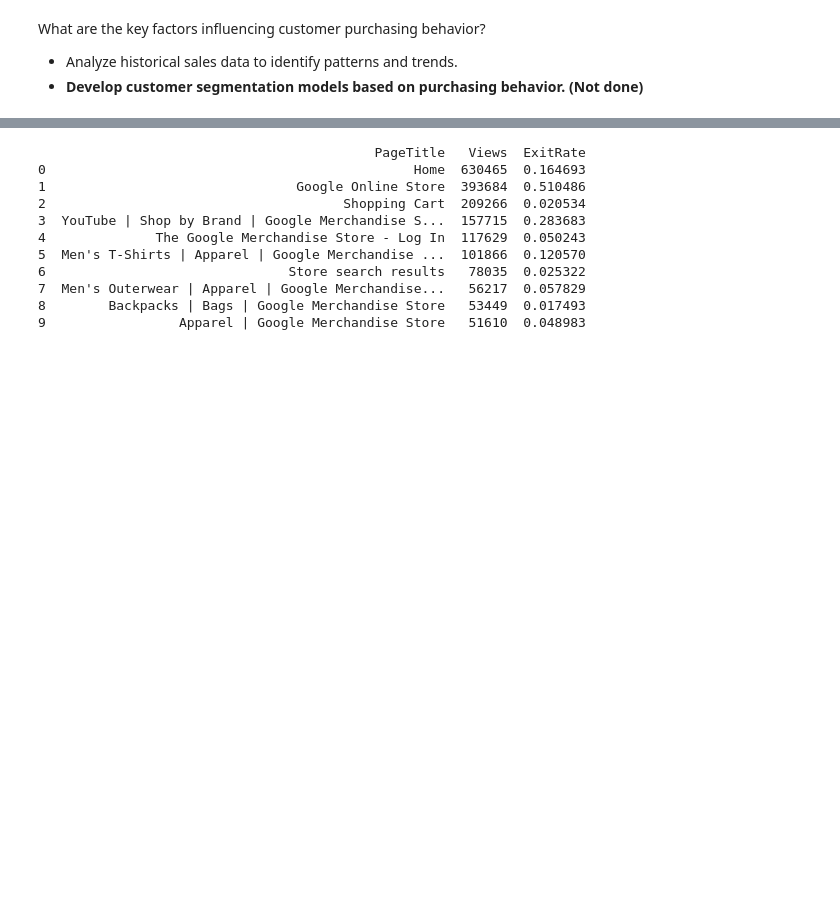
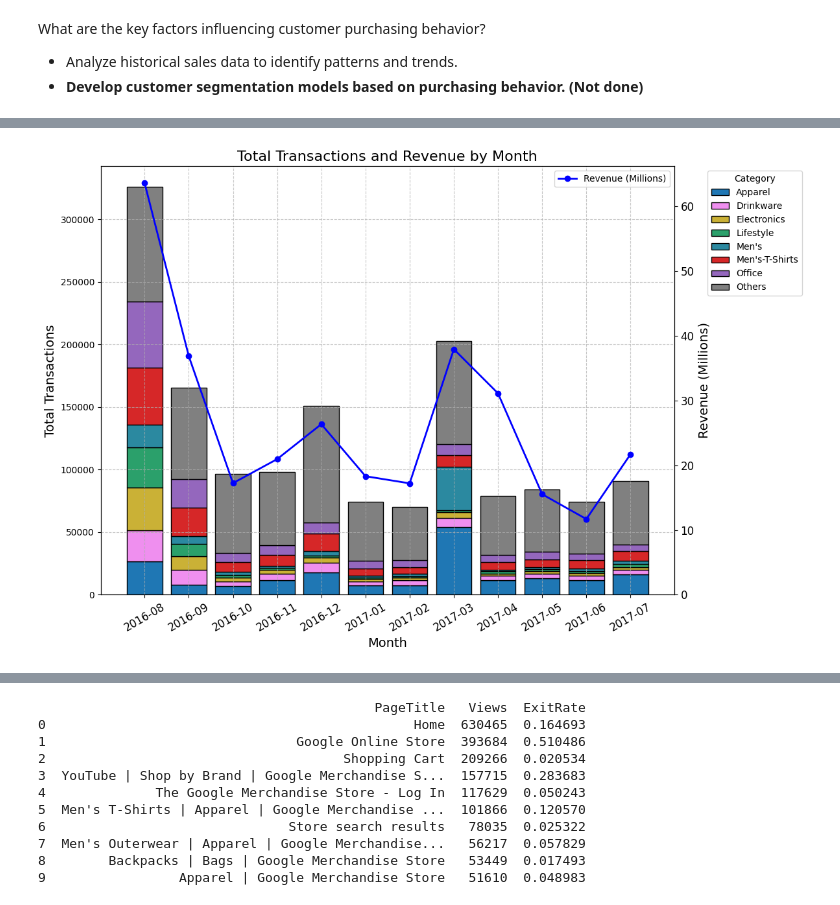
Before and after one commit to woobrandon/DSA3101-Potato-Wedges, a Jupyter notebook: GoogleAnalyticsAnalysis.ipynb, the cells around one changed output, grey strips where cells are left out. Drawn from its saved outputs; the diff is of its cells as text; code cells hidden in the pictures; blank space fills up the shorter version.

Commit message:
Added: Graphs and Analysis for Q1, 2 & 3

```diff
--- a/GoogleAnalyticsAnalysis.ipynb
+++ b/GoogleAnalyticsAnalysis.ipynb
@@ -16,0 +23,87 @@ What are the key factors influencing customer purchasing behavior?
+# %%
+query = """
+        SELECT FORMAT_DATE('%Y-%m', PARSE_DATE('%Y%m%d', _TABLE_SUFFIX)) AS MONTH, product.v2ProductCategory AS Category, SUM(totals.transactions) AS TotalTransactions, SUM(totals.totalTransactionRevenue) AS TotalRevenue
+        FROM `bigquery-public-data.google_analytics_sample.ga_sessions_*`, UNNEST(hits) AS hits, UNNEST(hits.product) AS product
+        GROUP BY MONTH, Category
+        HAVING TotalTransactions > 0
+        ORDER BY MONTH, Category
+        """
+
+rows = client.query(query)
+
+result_df = rows.to_dataframe()
+
+# Extract the sub category
+result_df['Category'] = result_df['Category'].apply(
+    lambda x: x.split("/")[-1] if x.split("/")[-1] != "" else x.split("/")[-2])
+
+# Remove unformatted categories
+result_df = result_df.query("Category not in ['(not set)', '${escCatTitle}']")
+
+# Since '2017-08' only contains 1 day of data
+result_df = result_df.query("MONTH < '2017-08'")
+
+# Extract the top 5 categories
+top_categories = result_df.groupby(
+    'Category')['TotalTransactions'].sum().nlargest(7).index
+
+# Create a new column for categories
+result_df['Category'] = result_df['Category'].apply(
+    lambda x: x if x in top_categories else 'Others'
+)
+
+# Pivot the DataFrame to wide format
+pivot_df = result_df.pivot_table(
+    index='MONTH', columns='Category', values=['TotalTransactions', 'TotalRevenue'], aggfunc='sum', fill_value=0)
+
+
+# Create the figure and axis
+fig, ax1 = plt.subplots(figsize=(12, 8))
+
+# Initialize the bottom parameter
+bottoms = [0] * len(pivot_df)
+
+# Define colors
+category_colors = {
+    'Apparel': '#1f77b4',  # Blue
+    'Drinkware': '#EF8FEF',  # Pink
+    'Electronics': '#CAB136',  # Khaki
+    'Lifestyle': '#2BA06B',  # Forest green
+    "Men's": '#2B89A0',   # Turquoise
+    "Men's-T-Shirts": '#d62728',   # Red
+    'Office': '#9467bd',   # Purple
+    'Others': '#808080'  # Gray for 'Other'
+}
+
+# Plot the stacked bar chart on the primary y-axis
+for category, color in category_colors.items():
+    if category in pivot_df.TotalTransactions.columns:
+        ax1.bar(pivot_df.index, pivot_df.TotalTransactions[category], bottom=bottoms,
+                label=category, color=color, edgecolor='black')
+        bottoms = [bottoms[j] + pivot_df.TotalTransactions[category].iloc[j]
+                   for j in range(len(bottoms))]
+
+# Create a secondary y-axis
+ax2 = ax1.twinx()
+ax2.plot(pivot_df.index, pivot_df.TotalRevenue.sum(axis=1)/1e12, marker='o',
+         color='b', linestyle='-', linewidth=2, label='Revenue (Millions)')
+
+# Add labels and titles
+ax1.set_xlabel('Month', fontsize=14)
+ax1.set_ylabel('Total Transactions', fontsize=14)
+ax1.set_title('Total Transactions and Revenue by Month', fontsize=16)
+ax1.tick_params(axis='x', rotation=30, labelsize=12)
+ax1.legend(title='Category', bbox_to_anchor=(1.05, 1), loc='upper left')
+
+ax2.set_ylabel('Revenue (Millions)', fontsize=14)
+ax2.tick_params(axis='y', labelsize=12)
+ax2.legend(loc='upper right')
+ax2.set_ylim(bottom=0)
+
+# Add a grid
+ax1.grid(True, linestyle='--', alpha=0.7)
+
+plt.tight_layout()
+plt.show()
+# %% [output]
+[figure, added]
```
Also changed, not shown: parts of 37 cells of this notebook.
